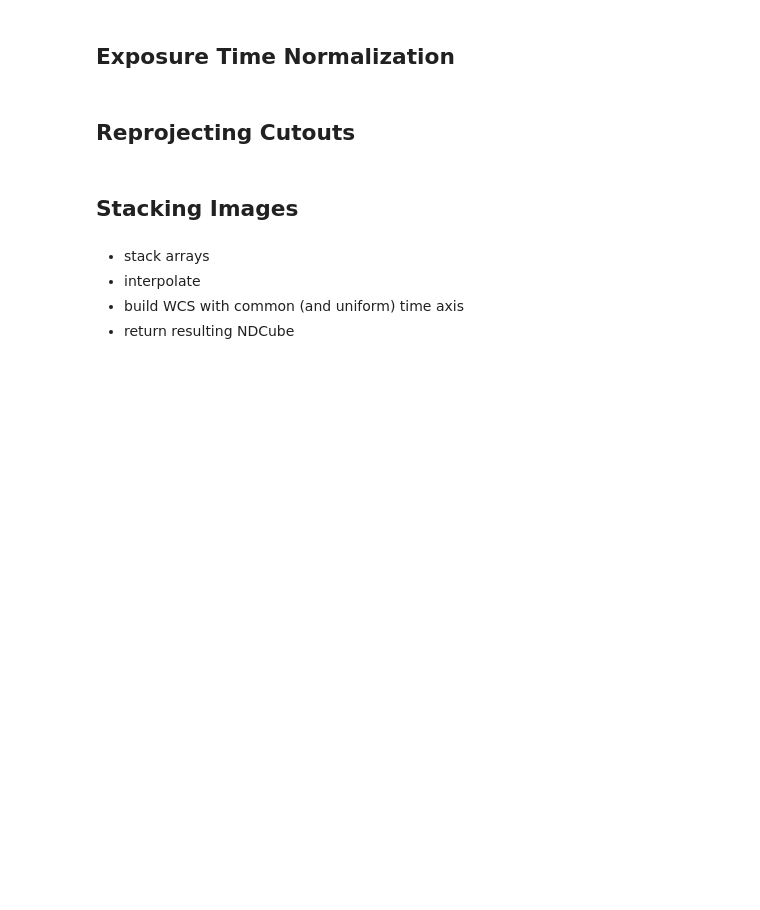
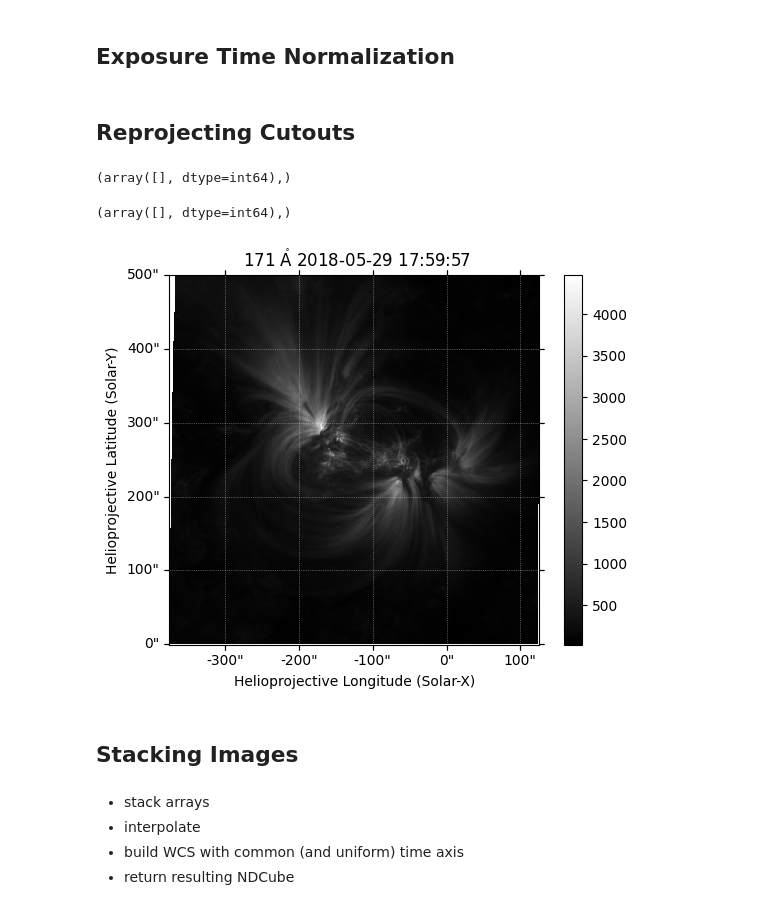
Before and after one commit to wtbarnes/scipy-2023-talk, a Jupyter notebook: sunpy-dask-demo.ipynb, the cells around one changed output. Saved outputs shown, nothing was run; the diff lists cells and outputs as text; code cells hidden in the pictures; blank space fills up the shorter version.

```diff
--- a/sunpy-dask-demo.ipynb
+++ b/sunpy-dask-demo.ipynb
@@ -130,5 +149,5 @@ Next, we need to identify where our active region is on the disk.
 We do this at a specific time that is approximately the midpoint of our observing interval.
 We can then load in our full-disk map, identify the active region of interest, and create the bounding box to make the rest of our cutouts.
 # %%
-i_midpoint = np.argmin(np.fabs((file_list['start'] - midpoint).to_value('s')))
+i_midpoint = np.argmin(np.fabs((astropy.time.Time(q[0]['Start time']) - midpoint).to_value('s')))
 # %%
@@ -265,3 +255,17 @@ cutouts_reprojected_171 = client.map(reproject_cutout,
+# %%
+np.where(is_neg)
+# %% [output]
+(array([], dtype=int64),)
+# %%
+np.where(is_nan)
+# %% [output]
+(array([], dtype=int64),)
+# %%
+foo = cutouts_reprojected_171[149].result()
+# %%
+foo.peek()
+# %% [output]
+[figure, added]
 # %% [markdown]
 ## Stacking Images
 # %% [markdown]
```
Also changed, not shown: parts of 38 cells of this notebook.
